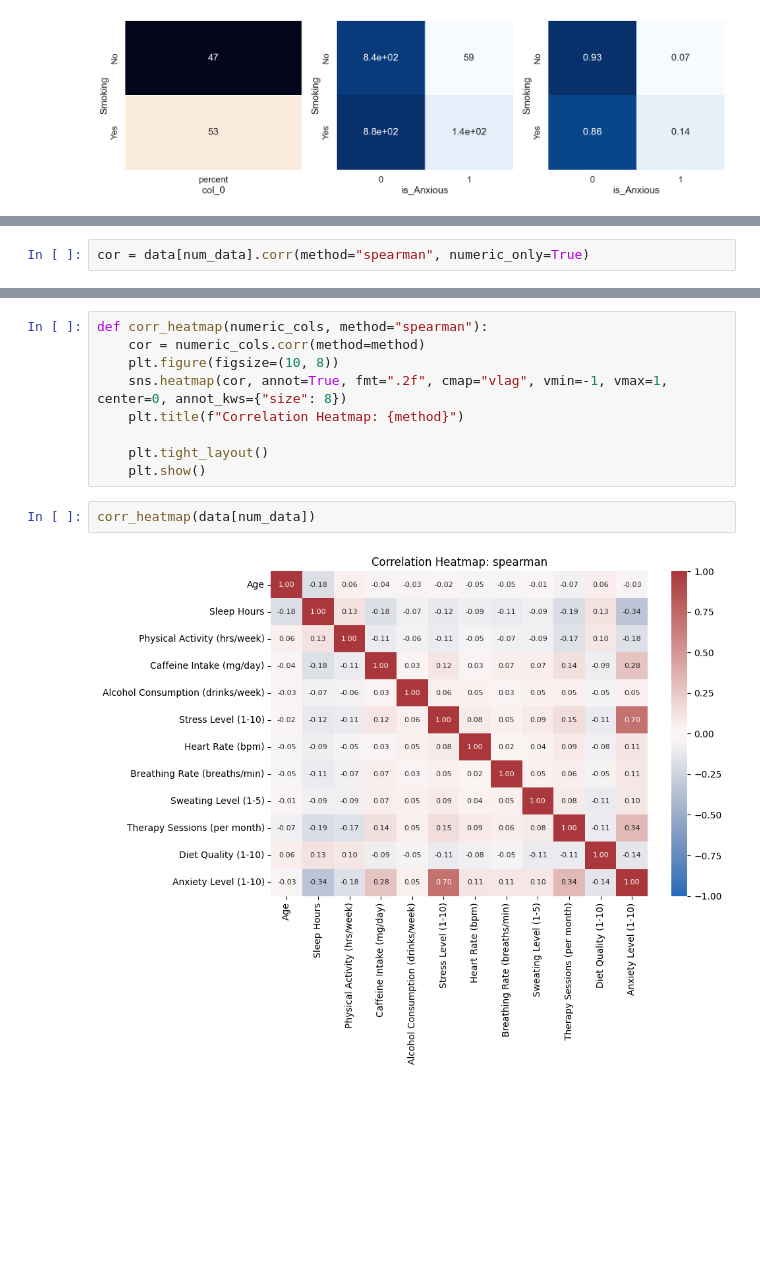
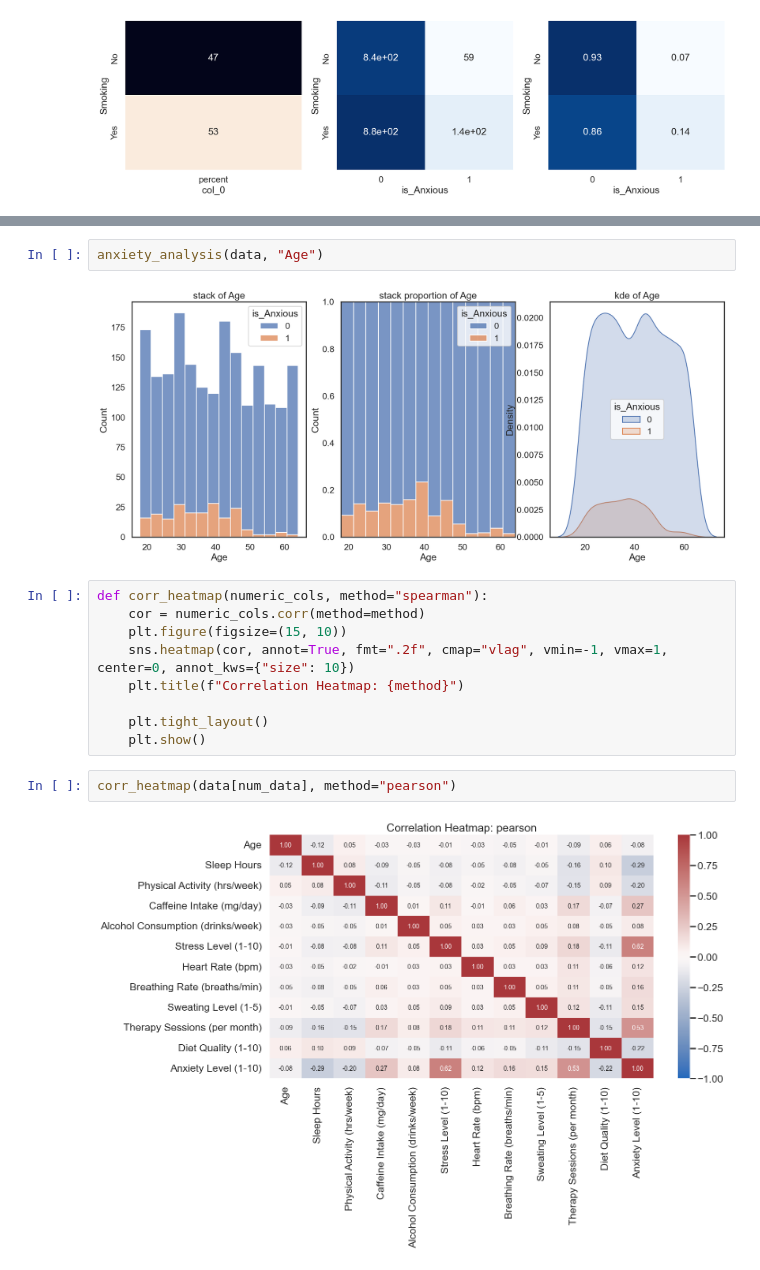
Before and after one commit to sabzparto/BC-mini-project, a Jupyter notebook: social_anxiety.ipynb, the cells around one changed output, grey strips where cells are left out. Saved outputs shown, nothing was run; the diff lists cells and outputs as text; blank space fills up the shorter version.

```diff
--- a/social_anxiety.ipynb
+++ b/social_anxiety.ipynb
@@ -229,2 +137,0 @@ data[cat_data]
-# %%
-cor = data[num_data].corr(method="spearman", numeric_only=True)
@@ -237,13 +166,17 @@ sns.heatmap(cor, annot=True, fmt=".2f", cmap="vlag", vmin=-1, vmax=1, center=0,
+# %%
+anxiety_analysis(data, "Age")
+# %% [output]
+[figure, added]
 # %%
 def corr_heatmap(numeric_cols, method="spearman"):
     cor = numeric_cols.corr(method=method)
-    plt.figure(figsize=(10, 8))
-    sns.heatmap(cor, annot=True, fmt=".2f", cmap="vlag", vmin=-1, vmax=1, center=0, annot_kws={"size": 8})
+    plt.figure(figsize=(15, 10))
+    sns.heatmap(cor, annot=True, fmt=".2f", cmap="vlag", vmin=-1, vmax=1, center=0, annot_kws={"size": 10})
     plt.title(f"Correlation Heatmap: {method}")
 
     plt.tight_layout()
     plt.show()
 # %%
-corr_heatmap(data[num_data])
+corr_heatmap(data[num_data], method="pearson")
 # %% [output]
-[figure, old version]
+[figure, new version]
```
Also changed, not shown: parts of 25 cells of this notebook.
